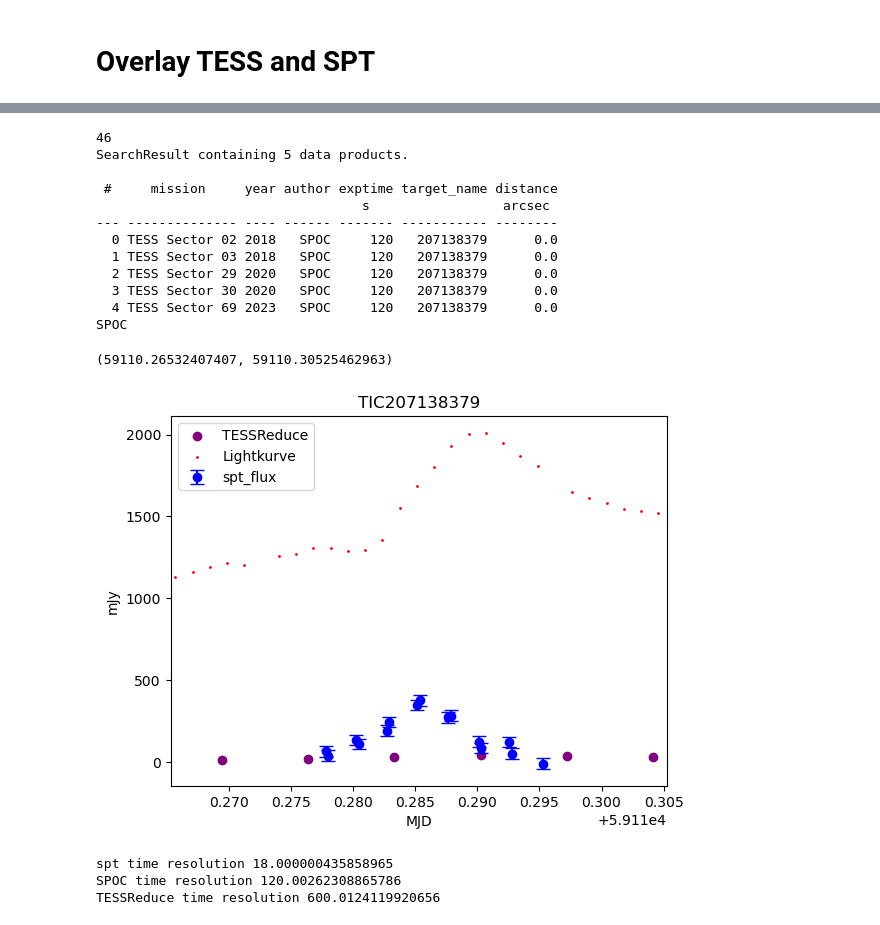
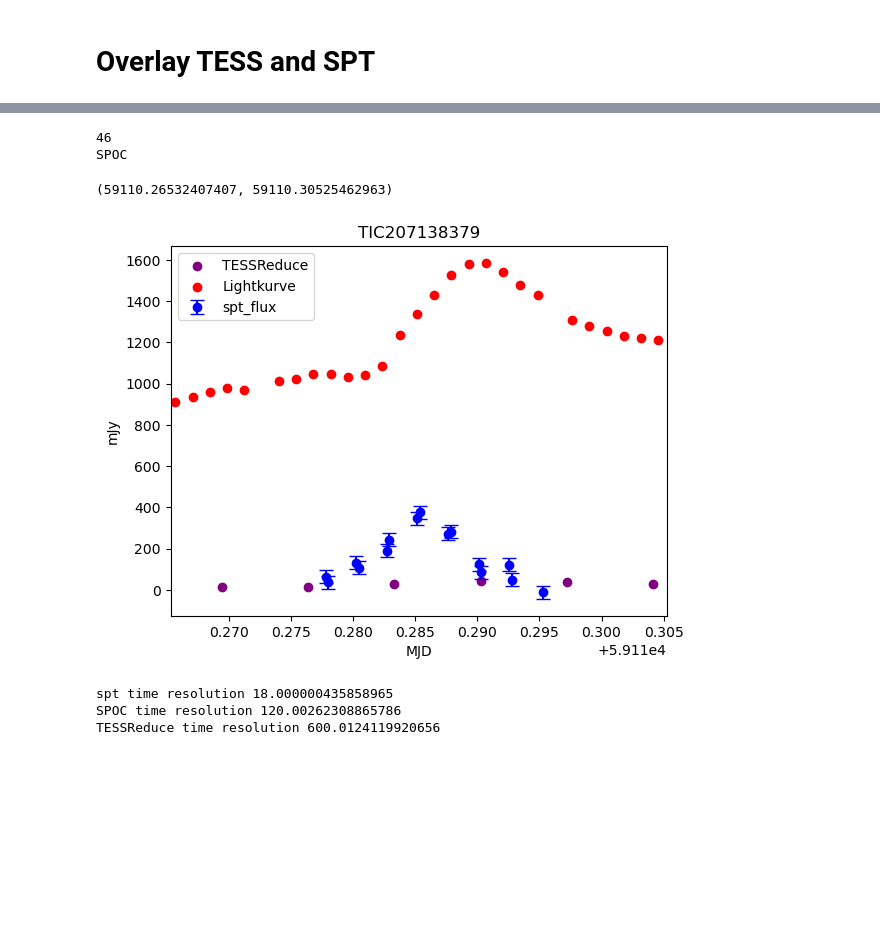
Before and after one commit to VishnuGade/SPT_Flares, a Jupyter notebook: extracting_TESS_lc.ipynb, the cells around one changed output, grey strips where cells are left out. Drawn from its saved outputs; the diff is of its cells as text; code cells hidden in the pictures; blank space fills up the shorter version.

```diff
--- a/extracting_TESS_lc.ipynb
+++ b/extracting_TESS_lc.ipynb
@@ -205,7 +168,7 @@ spt_times = spt_flare_data['time']
 fig = plt.figure(figsize= (16,10))
 gs = gridspec.GridSpec(2, 2, figure=fig, wspace=0.2, hspace=0.2)
 
-for i, flare in spt_tess_candidates.iterrows():
+for i, flare in coinciding_flares_df.iterrows():
     spt_id = flare['spt_id']
     TIC = flare['TIC']
     lc_idx = np.where(spt_ids == spt_id)[0][0]
@@ -223,15 +186,15 @@ for i, flare in spt_tess_candidates.iterrows():
 # %% [markdown]
 ### Grab TESS LCs - TESSReduce
 # %%
-for i, flare in spt_tess_candidates.iterrows():
-    if (i == 0 or i == 1): continue
+for i, flare in coinciding_flares_df.iterrows():
+    if (i == 0 or i == 1 or i == 3): continue
     print(i, '-', flare['TIC'])
     ra = flare['ra']
     if ra < 0: ra += 360
     dec = flare['dec']
     sectors = flare['sectors']
     tess_obs = tr.tessreduce(ra= ra, dec= dec, sector = sectors[0])
-    tess_obs.reduce()
+    # tess_obs.reduce()
 
     tess_obs.to_flux()
     lc = tess_obs.lc
@@ -355,50 +427,38 @@ target_data = coinciding_flares_df[coinciding_flares_df['TIC'] == TIC]
 target_data
 spt_id = target_data['spt_id'].iloc[0]
 lc_idx = np.where(spt_ids == spt_id)[0][0]
 print(lc_idx)
 plt.errorbar(spt_times[lc_idx], spt_flux[lc_idx], yerr= 32*np.ones_like(np.abs(spt_flux_err[lc_idx])),c= 'b', fmt='o', capsize=5, label= 'spt_flux') #flux error currently hardcoded in as 32 mJy
 
 #TESSReduce
 dbfile = open(f'{TIC}_TR_LC', 'rb')
 TR_lc = pickle.load(dbfile)
 dbfile.close()
 plt.scatter(TR_lc[0], TR_lc[1], c= 'purple', label= 'TESSReduce')
 
 #Lightkurve
 '''REWORK THIS SEARCH LOGIC'''
-obj = lk.search_lightcurve(TIC, mission= 'TESS', author= 'SPOC')
-print(obj)
-res_2020 = np.where(obj.table['mission'] == f'TESS Sector {target_data["sectors"].iloc[0][0]}')
-flare_obs = obj[res_2020][0].download()
+obj = lk.search_lightcurve(TIC, mission= 'TESS', sector= target_data["sectors"].iloc[0][0])
+flare_obs = obj[0].download()
 print(flare_obs.author)
 qual = flare_obs.quality.value
 time = np.array(flare_obs.time.value)
 time = time[qual ==0]
-sap_flux = np.array(flare_obs.pdcsap_flux.value)
+sap_flux = np.array(flare_obs.sap_flux.value)
 sap_flux = sap_flux[qual ==0]
 time += 2457000.0 - 2400000.5
-plt.scatter(time,sap_flux, s=1, c= 'r', label= 'Lightkurve')
+plt.scatter(time,sap_flux, c= 'r', label= 'Lightkurve')
 
 plt.title(TIC)
 plt.ylabel('mJy')
 plt.xlabel('MJD')
 plt.legend()
 plt.xlim(np.min(spt_times[lc_idx])-0.01,np.max(spt_times[lc_idx])+0.01)
 # %% [output]
 46
-SearchResult containing 5 data products.
-
- #     mission     year author exptime target_name distance
-                                  s                 arcsec
---- -------------- ---- ------ ------- ----------- --------
-  0 TESS Sector 02 2018   SPOC     120   207138379      0.0
-  1 TESS Sector 03 2018   SPOC     120   207138379      0.0
-  2 TESS Sector 29 2020   SPOC     120   207138379      0.0
-  3 TESS Sector 30 2020   SPOC     120   207138379      0.0
-  4 TESS Sector 69 2023   SPOC     120   207138379      0.0
 SPOC
 (59110.26532407407, 59110.30525462963)
-[figure, old version]
+[figure, new version]
 # %%
 print('spt time resolution', (spt_times[lc_idx][1]-spt_times[lc_idx][0]) * 24 * 60 * 60)
 print('SPOC time resolution', (time[1] - time[0]) * 24 * 60 * 60)
```
Also changed, not shown: parts of 20 cells of this notebook, 4 other files.
